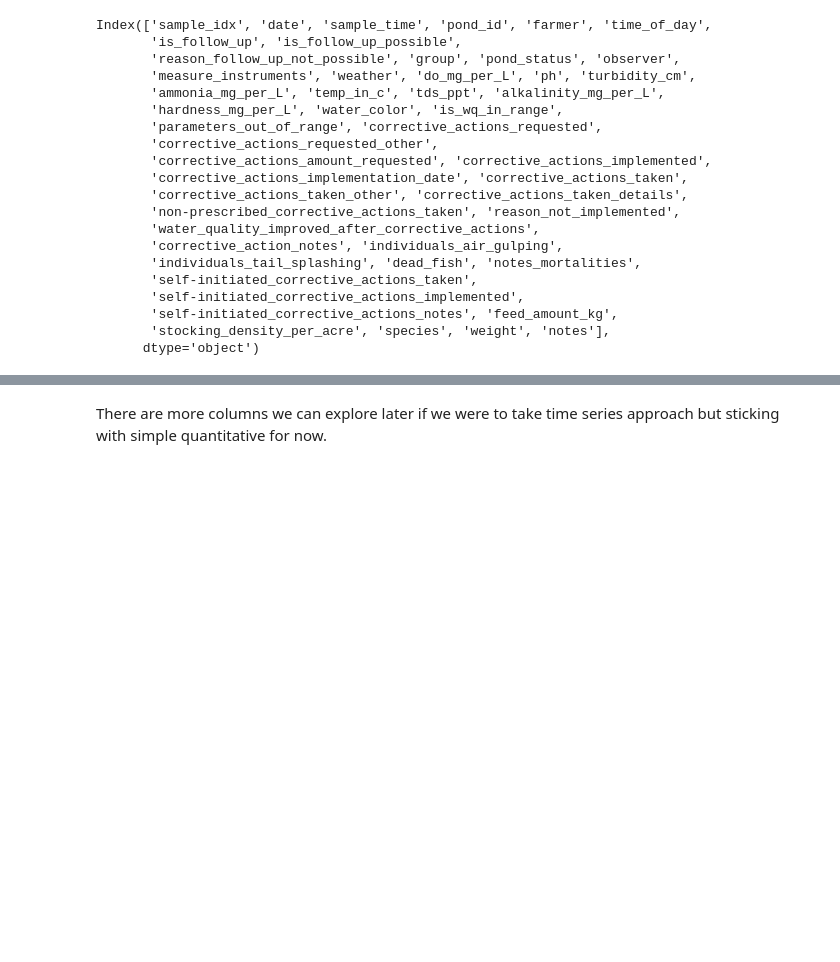
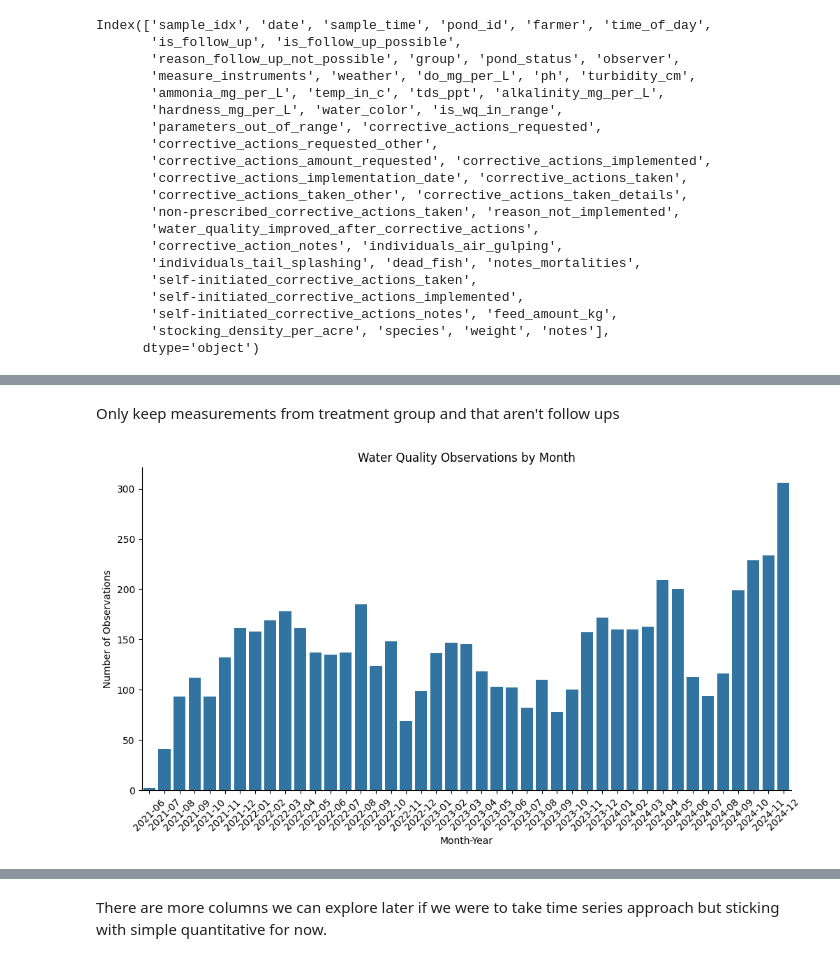
Before and after one commit to fish-welfare-initiative/fwi-predict, a Jupyter notebook: notebooks/23 clean_jun_2021_dec_2024_data.ipynb, the cells around one changed output, grey strips where cells are left out. Saved outputs shown, nothing was run; the diff lists cells and outputs as text; code cells hidden in the pictures; blank space fills up the shorter version.

```diff
--- a/notebooks/23 clean_jun_2021_dec_2024_data.ipynb
+++ b/notebooks/23 clean_jun_2021_dec_2024_data.ipynb
@@ -53,0 +62,2 @@ Index(['sample_idx', 'date', 'sample_time', 'pond_id', 'farmer', 'time_of_day',
+# %% [markdown]
+Only keep measurements from treatment group and that aren't follow ups
@@ -53,0 +67,10 @@ Index(['sample_idx', 'date', 'sample_time', 'pond_id', 'farmer', 'time_of_day',
+# %%
+explore_ds['follow_up'] = explore_ds['is_follow_up'].map(lambda s: False if s == 'No' else True)
+explore_ds = explore_ds.drop(columns='is_follow_up')
+explore_ds['follow_up'].value_counts(dropna=False)
+explore_ds = explore_ds[~explore_ds['follow_up']]
+# %%
+explore_ds['date'] = pd.to_datetime(explore_ds['date'])
+explore_ds['sample_dt'] = pd.to_datetime(explore_ds['date'].dt.strftime('%Y-%m-%d') + ' ' + explore_ds['sample_time'])
+explore_ds['sample_dt'] = explore_ds['sample_dt'].dt.tz_localize(TZ_STRING)
+explore_ds = explore_ds.drop(columns='date')
@@ -53,0 +83,16 @@ Index(['sample_idx', 'date', 'sample_time', 'pond_id', 'farmer', 'time_of_day',
+# %%
+# Convert date to month-year and plot histogram
+explore_ds['month_year'] = explore_ds['sample_dt'].dt.to_period('M')
+
+plt.figure(figsize=(12, 6))
+sns.barplot(x=explore_ds['month_year'].value_counts().sort_index().index,
+            y=explore_ds['month_year'].value_counts().sort_index().values)
+
+plt.xticks(rotation=45)
+plt.title('Water Quality Observations by Month')
+plt.xlabel('Month-Year')
+plt.ylabel('Number of Observations')
+plt.gca().spines['top'].set_visible(False)
+plt.gca().spines['right'].set_visible(False)
+# %% [output]
+[figure, added]
```
Also changed, not shown: parts of 62 cells of this notebook, 11 other files.
